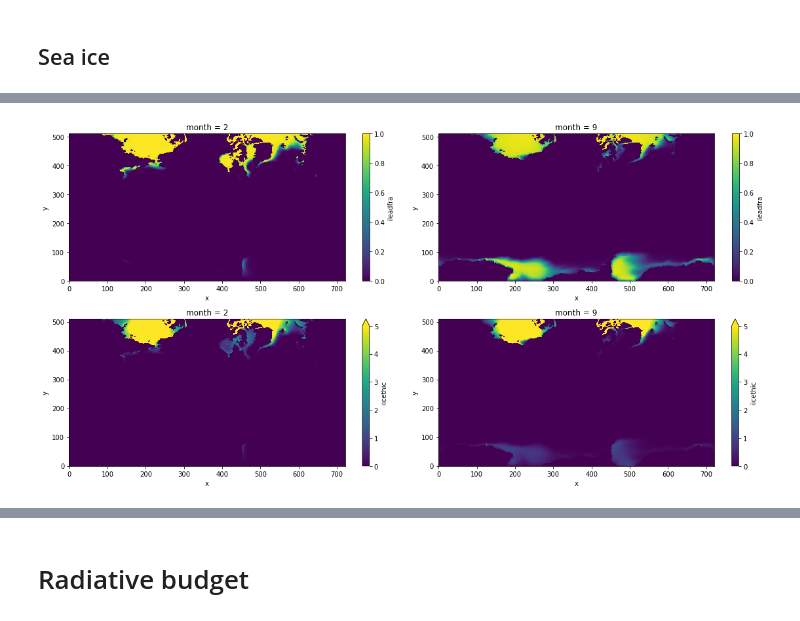
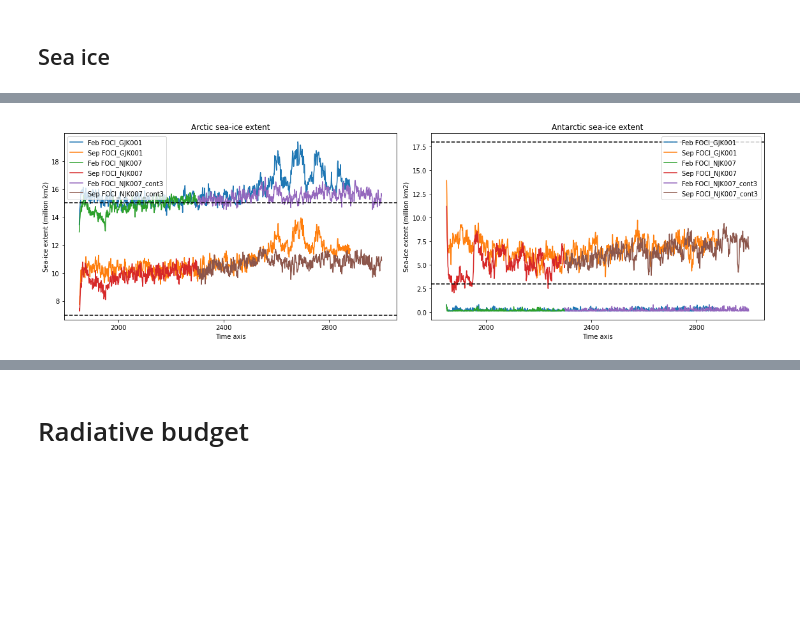
Before and after one commit to joakimkjellsson/foci-openifs-eval, a Jupyter notebook: Simple_diagnostics.ipynb, the cells around one changed output, grey strips where cells are left out. Saved outputs shown, nothing was run; the diff lists cells and outputs as text; code cells hidden in the pictures; blank space fills up the shorter version.

```diff
--- a/Simple_diagnostics.ipynb
+++ b/Simple_diagnostics.ipynb
@@ -169,7 +239,7 @@ fig1.savefig('global_means_oifs.pdf',format='pdf')
 ## Deep convection
 # %%
 fig1, axs1 = plt.subplots(2,2,figsize=(16,8))
-fig2, axs2 = plt.subplots(1,2,figsize=(8,5))
+fig2, axs2 = plt.subplots(1,2,figsize=(16,5))
 
 for i in range(0,len(exp_list)):
     ds_t = ds_t_all[i]
@@ -186,21 +256,22 @@ for i in range(0,len(exp_list)):
     mld_s.sel(month=2).plot.pcolormesh(ax=axs1[1,0])
     mld_s.sel(month=9).plot.pcolormesh(ax=axs1[1,1])
 
-    # Convective volume
-    mld_mask = mld.where(mld > 800)
+    # Convective volume (annual mean)
+    mld_mask = mld.where(mld > 800).groupby('time.year').mean('time')
     # North Atlantic
     mld_natl = mld_mask.sel(x=slice(450,550),y=slice(350,450)) * da_orca05_area.sel(x=slice(450,550),y=slice(350,450))
     mld_natl_vol = mld_natl.sum(('x','y')) * 1e-12
-    mld_natl_vol.plot(ax=axs2[0])
+    mld_natl_vol.plot(ax=axs2[0],label=exp)
     # Weddell Sea
     mld_wed = mld_mask.sel(x=slice(480,600),y=slice(50,150)) * da_orca05_area.sel(x=slice(480,600),y=slice(50,150))
     mld_wed_vol = mld_wed.sum(('x','y')) * 1e-12
-    mld_wed_vol.plot(ax=axs2[1])
+    mld_wed_vol.plot(ax=axs2[1],label=exp)
 
-    axs2[0].set_title('Convective volume (>800m) North Atlantic')
-    axs2[1].set_title('Convective volume (>800m) Weddell Sea')
-    for ax in axs2:
-        ax.set_ylabel('Deep convective volume (1000 km3)')
+axs2[0].set_title('Convective volume (>800m) North Atlantic')
+axs2[1].set_title('Convective volume (>800m) Weddell Sea')
+axs2[0].legend()
+for ax in axs2:
+    ax.set_ylabel('Deep convective volume (1000 km3)')
 
 fig1.tight_layout()
 fig2.tight_layout()
@@ -209,8 +300,7 @@ fig2.savefig('deep_conv_vol.pdf',format='pdf')
 # %% [markdown]
 ## Sea ice
 # %%
-fig1, axs1 = plt.subplots(2,2,figsize=(16,8))
-fig2, axs2 = plt.subplots(1,2,figsize=(8,5))
+fig2, axs2 = plt.subplots(1,2,figsize=(16,5))
 
 for i in range(0,len(exp_list)):
     ds_i = ds_i_all[i]
@@ -218,42 +308,55 @@ for i in range(0,len(exp_list)):
     icefrac = ds_i['ileadfra']
     icethk  = ds_i['iicethic']
 
-    z = icefrac.groupby('time.month').mean('time')
-    print(z)
-    z.sel(month=2).plot.pcolormesh(ax=axs1[0,0],vmin=0,vmax=1)
-    z.sel(month=9).plot.pcolormesh(ax=axs1[0,1],vmin=0,vmax=1)
+    prj1 = ccrs.NorthPolarStereo()
+    fig1, axs1 = plt.subplots(2,2,figsize=(16,16),subplot_kw={'projection':prj1})
+    prj2 = ccrs.NorthPolarStereo()
+    fig3, axs3 = plt.subplots(2,2,figsize=(16,16),subplot_kw={'projection':prj2})
 
-    z = icethk.groupby('time.month').mean('time')
-    z.sel(month=2).plot.pcolormesh(ax=axs1[1,0],vmin=0,vmax=5)
-    z.sel(month=9).plot.pcolormesh(ax=axs1[1,1],vmin=0,vmax=5)
+    z = icefrac.groupby('time.month').mean('time').where(da_orca05_mask == 1)
+    z.sel(month=2).plot.pcolormesh(ax=axs1[0,0],vmin=0,vmax=1,cmap=cmocean.cm.ice)
+    z.sel(month=9).plot.pcolormesh(ax=axs1[0,1],vmin=0,vmax=1,cmap=cmocean.cm.ice)
+    axs1[0,0].set_title('Feb ice fraction %s' % (exp,))
+    axs1[0,1].set_title('Sep ice fraction %s' % (exp,))
+
+    z = icethk.groupby('time.month').mean('time').where(da_orca05_mask == 1)
+    z.sel(month=2).plot.pcolormesh(ax=axs1[1,0],vmin=0,vmax=5,cmap=cmocean.cm.ice)
+    z.sel(month=9).plot.pcolormesh(ax=axs1[1,1],vmin=0,vmax=5,cmap=cmocean.cm.ice)
+    axs1[1,0].set_title('Feb ice thickness %s' % (exp,))
+    axs1[1,1].set_title('Sep ice thickness %s' % (exp,))
+
+    for ax in axs1.flat:
+        ax.set_facecolor('Gainsboro')
+
+    fig1.tight_layout()
+    fig1.savefig('ice_mean_%s.png' % (exp,),format='png',dpi=150)
 
     # Sea ice extent (where ice > 15 pcnt)
     ice_mask = icefrac.where(icefrac > 0.15)
     # North
     ice_nh = ice_mask.sel(y=slice(250,511)) * da_orca05_area.sel(y=slice(250,511))
     ice_nh_area = ice_nh.sum(('x','y')) * 1e-12
-    ice_nh_area[1::12].plot(ax=axs2[0],label='Feb')
-    ice_nh_area[8::12].plot(ax=axs2[0],label='Sep')
+    ice_nh_area[1::12].plot(ax=axs2[0],label='Feb %s' % (exp,))
+    ice_nh_area[8::12].plot(ax=axs2[0],label='Sep %s' % (exp,))
     # South
     ice_sh = ice_mask.sel(y=slice(0,250)) * da_orca05_area.sel(y=slice(0,250))
     ice_sh_area = ice_sh.sum(('x','y')) * 1e-12
-    ice_sh_area[1::12].plot(ax=axs2[1],label='Feb')
-    ice_sh_area[8::12].plot(ax=axs2[1],label='Sep')
+    ice_sh_area[1::12].plot(ax=axs2[1],label='Feb %s' % (exp,))
+    ice_sh_area[8::12].plot(ax=axs2[1],label='Sep %s' % (exp,))
 
-    axs2[0].set_title('Arctic sea-ice extent')
-    axs2[1].set_title('Antarctic sea-ice extent')
+axs2[0].set_title('Arctic sea-ice extent')
+axs2[1].set_title('Antarctic sea-ice extent')
 
-    axs2[0].axhline(y=7,linestyle='--',c='k')
-    axs2[0].axhline(y=15,linestyle='--',c='k')
-    axs2[1].axhline(y=3,linestyle='--',c='k')
-    axs2[1].axhline(y=18,linestyle='--',c='k')
+axs2[0].axhline(y=7,linestyle='--',c='k')
+axs2[0].axhline(y=15,linestyle='--',c='k')
+axs2[1].axhline(y=3,linestyle='--',c='k')
+axs2[1].axhline(y=18,linestyle='--',c='k')
 
-    for ax in axs2:
-        ax.set_ylabel('Sea-ice extent (million km2)')
-        ax.legend()
 
-fig1.tight_layout()
+for ax in axs2:
+    ax.set_ylabel('Sea-ice extent (million km2)')
+    ax.legend()
+
 fig2.tight_layout()
-fig1.savefig('ice_mean.png',format='png',dpi=150)
 fig2.savefig('ice_extent.pdf',format='pdf')
 # %% [output]
@@ -267 +363 @@ Dimensions without coordinates: y, x
-[figure, old version]
+[figure, new version]
```
Also changed, not shown: parts of 17 cells of this notebook, 7 other files.
